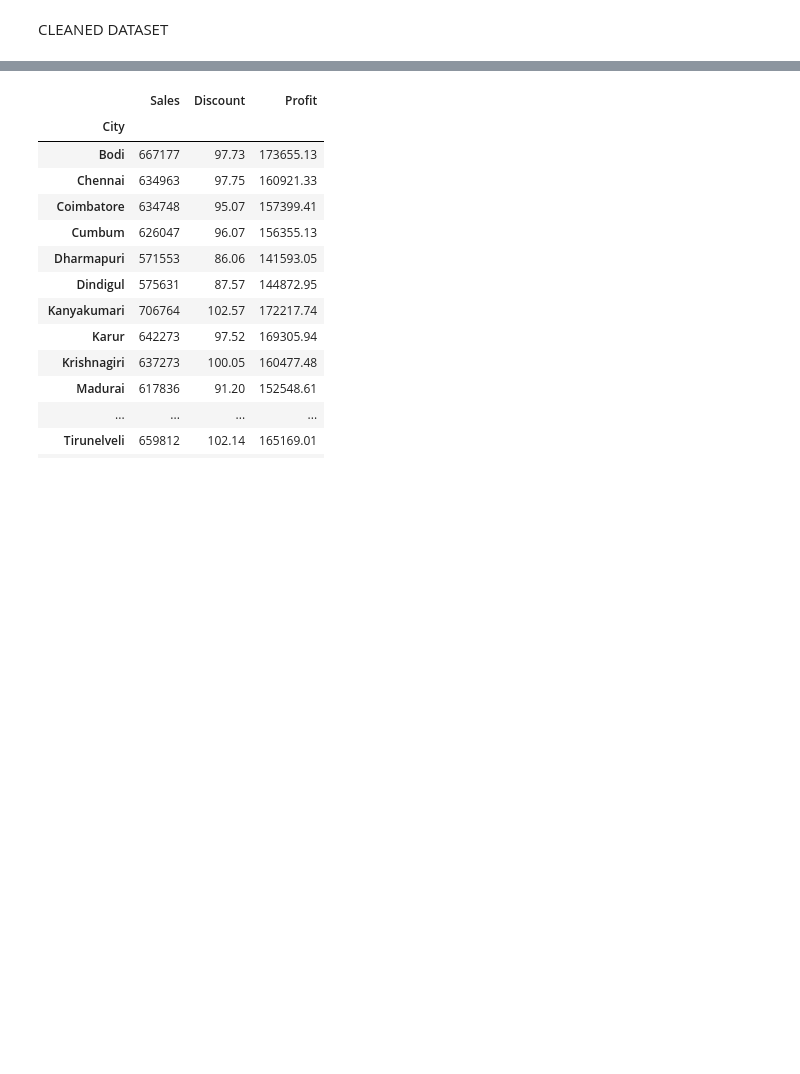
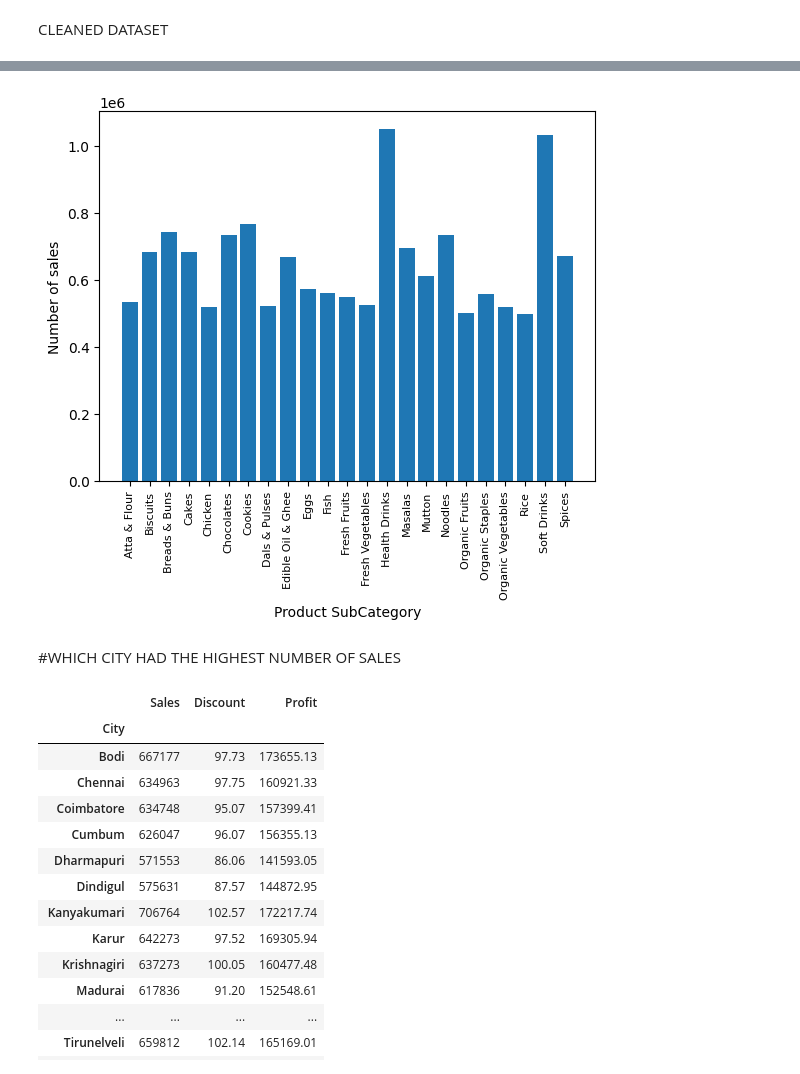
Before and after one commit to wandieinnocents/sales_analysis_pyhon_thesis_v3, a Jupyter notebook: v3_A_MULTIMODAL_ML_FRAMEWORK_FOR_BUSINESS_PERFORMANCE_ANALYSIS_Research_progress_v3.ipynb, the cells around one changed output, grey strips where cells are left out. Drawn from its saved outputs; the diff is of its cells as text; code cells hidden in the pictures; blank space fills up the shorter version.

```diff
--- a/v3_A_MULTIMODAL_ML_FRAMEWORK_FOR_BUSINESS_PERFORMANCE_ANALYSIS_Research_progress_v3.ipynb
+++ b/v3_A_MULTIMODAL_ML_FRAMEWORK_FOR_BUSINESS_PERFORMANCE_ANALYSIS_Research_progress_v3.ipynb
@@ -106,0 +148,5 @@ df.head(10)
+# %%
+# product sub category which sold most for all 3 years
+product_sub_category = df.groupby('Sub Category')
+product_sub_category_sales = product_sub_category.sum()['Sales']
+product_sub_category_sales
@@ -107,3 +171,18 @@ df.head(10)
+# %%
+# vizualizing the product sub category sales
+
+products_subcat = [product for product, df in product_sub_category]
+
+# bar plot
+plt.bar(products_subcat, product_sub_category_sales)
+plt.ylabel('Number of sales')
+plt.xlabel('Product SubCategory')
+plt.xticks(products_subcat, rotation='vertical', size=8)
+plt.show()
+# %% [output]
+[figure, added]
+# %% [markdown]
+#WHICH CITY HAD THE HIGHEST NUMBER OF SALES
 # %%
 # compute
 city_highest_sales = df.groupby('City').sum()
```
Also changed, not shown: parts of 17 cells of this notebook.
